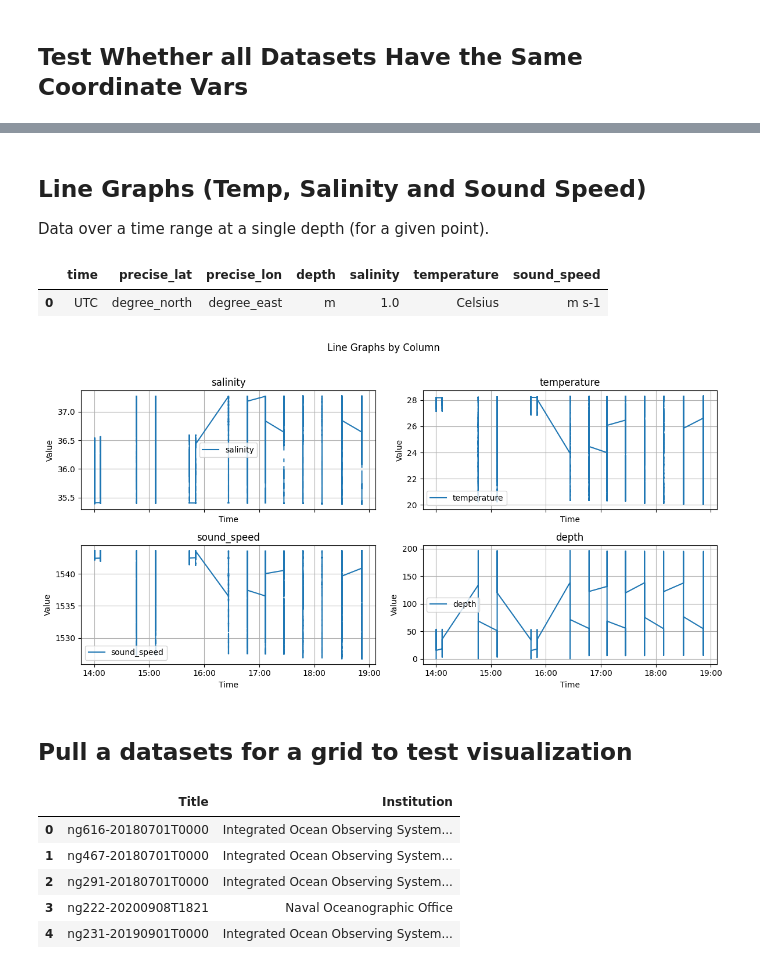
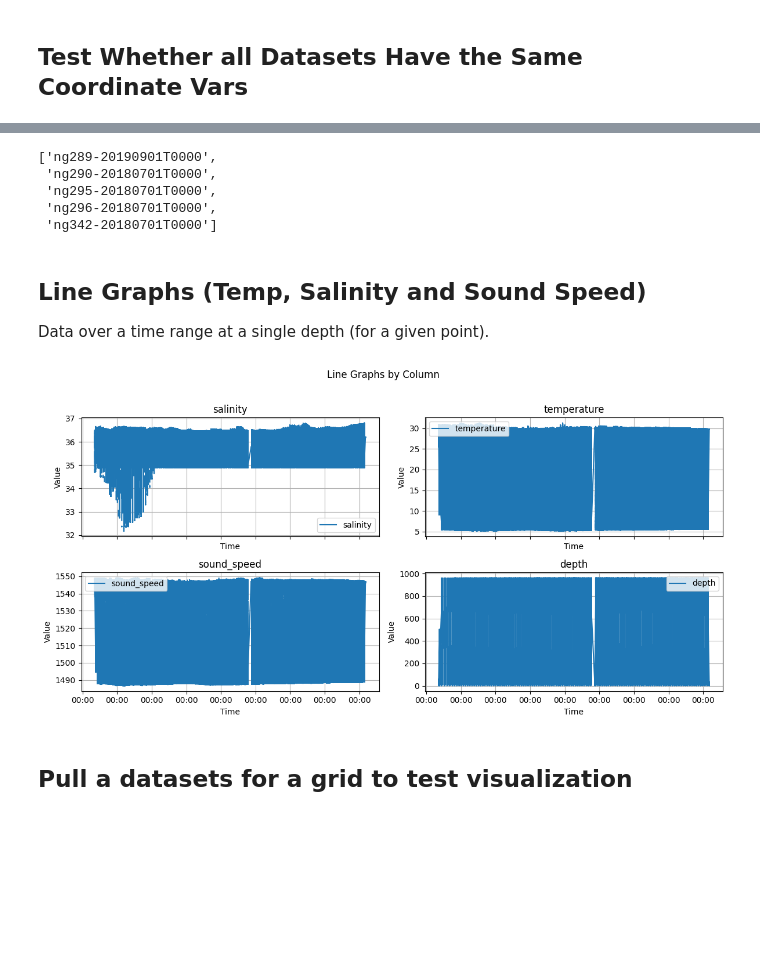
Before and after one commit to wnkhan/erddap_client, a Jupyter notebook: notebooks/10_noaa_facilitated_erddap/glider_erddap_analysis.ipynb, the cells around one changed output, grey strips where cells are left out. Drawn from its saved outputs; the diff is of its cells as text; code cells hidden in the pictures; blank space fills up the shorter version.

```diff
--- a/notebooks/10_noaa_facilitated_erddap/glider_erddap_analysis.ipynb
+++ b/notebooks/10_noaa_facilitated_erddap/glider_erddap_analysis.ipynb
@@ -200,0 +205,6 @@ assert glider_dataset_count, (row_count_for_dataset_vars / variable_count)
+# %%
+from erddap_client.glider_cache import build_cache, build_grid_dataset_map
+
+cache_root = repo_root / "data" / "glider_grid_cache"
+grid_to_datasets = build_grid_dataset_map(glider_datasets)
+cache_root
@@ -201,29 +236,33 @@ assert glider_dataset_count, (row_count_for_dataset_vars / variable_count)
+# %%
+from erddap_client.glider_cache import list_grid_dataset_ids
+
+grid_label = 'lat_20_30_lon_-100_-90, lat_20_30_lon_-90_-80'
+list_grid_dataset_ids(cache_root, grid_label)[:5]
+# %% [output]
+['ng289-20190901T0000',
+ 'ng290-20180701T0000',
+ 'ng295-20180701T0000',
+ 'ng296-20180701T0000',
+ 'ng342-20180701T0000']
 # %% [markdown]
 ## Line Graphs (Temp, Salinity and Sound Speed)
 
 Data over a time range at a single depth (for a given point).
 # %%
-ng616 = glider_ingestor.get_dataset('ng616-20180701T0000', variables)
-ng616_units = ng616[:1]
-ng616_data = ng616[1:]
+from erddap_client.glider_cache import load_dataset_data
+
+dataset_id = 'ng289-20190901T0000'
+dataset = load_dataset_data(cache_root, grid_label, dataset_id)
+# ng616_units = ng616[:1]
+# ng616_data = ng616[1:]
-# %%
-ng616_data.shape
-ng616_units
-# %% [output]
-|  | time | precise_lat | precise_lon | depth | salinity | temperature | sound_speed |
-| 0 | UTC | degree_north | degree_east | m | 1.0 | Celsius | m s-1 |
 # %%
 import numpy as np
 import matplotlib.pyplot as plt
 import matplotlib.dates as mdates
 
-plot_df = ng616_data.copy()
+plot_df = dataset.copy()
 plot_df['time'] = pd.to_datetime(plot_df['time'],errors="coerce")
-plot_df = plot_df[
-    (plot_df["time"] < pd.Timestamp('2018-07-17 19:00:00+0000'))
-    & (plot_df["time"] > pd.Timestamp('2018-07-17 14:00:00+0000'))
 
-]
 plot_df = plot_df.dropna(subset=['time']).sort_values(by="time",ascending=True)
 
 y_cols = ["salinity","temperature","sound_speed","depth"]
@@ -234,42 +273,33 @@ ncols = 2
 nrows = int(np.ceil(len(y_cols) / ncols))
 
 fig, axes = plt.subplots(
     nrows=nrows,
     ncols=ncols,
     figsize=(12,6),
     sharex=True
 )
 
 axes = np.array(axes).reshape(-1)
 
 for ax, col in zip(axes, y_cols):
     ax.plot(plot_df["time"], plot_df[col], label=col)
     ax.set_title(col)
     ax.set_ylabel("Value")
     ax.grid(True)
     ax.legend()
 
 for ax in axes[len(y_cols):]:
     ax.set_visible(False)
 
 for ax in axes[:len(y_cols)]:
     ax.set_xlabel("Time")
 
 ax.xaxis.set_major_formatter(mdates.DateFormatter("%H:%M"))
 
 fig.suptitle("Line Graphs by Column",y=1.02)
 fig.tight_layout()
 plt.show()
 # %% [output]
-[figure, old version]
+[figure, new version]
 # %% [markdown]
 ## Pull a datasets for a grid to test visualization
-# %%
-glider_datasets[glider_datasets['grid_label'] == 'lat_10_20_lon_-70_-60'][['Title','Institution']].head()
-# %% [output]
-|  | Title | Institution |
-| 0 | ng616-20180701T0000 | Integrated Ocean Observing System... |
-| 1 | ng467-20180701T0000 | Integrated Ocean Observing System... |
-| 2 | ng291-20180701T0000 | Integrated Ocean Observing System... |
-| 3 | ng222-20200908T1821 | Naval Oceanographic Office |
-| 4 | ng231-20190901T0000 | Integrated Ocean Observing System... |
```
Also changed, not shown: parts of 11 cells of this notebook.
